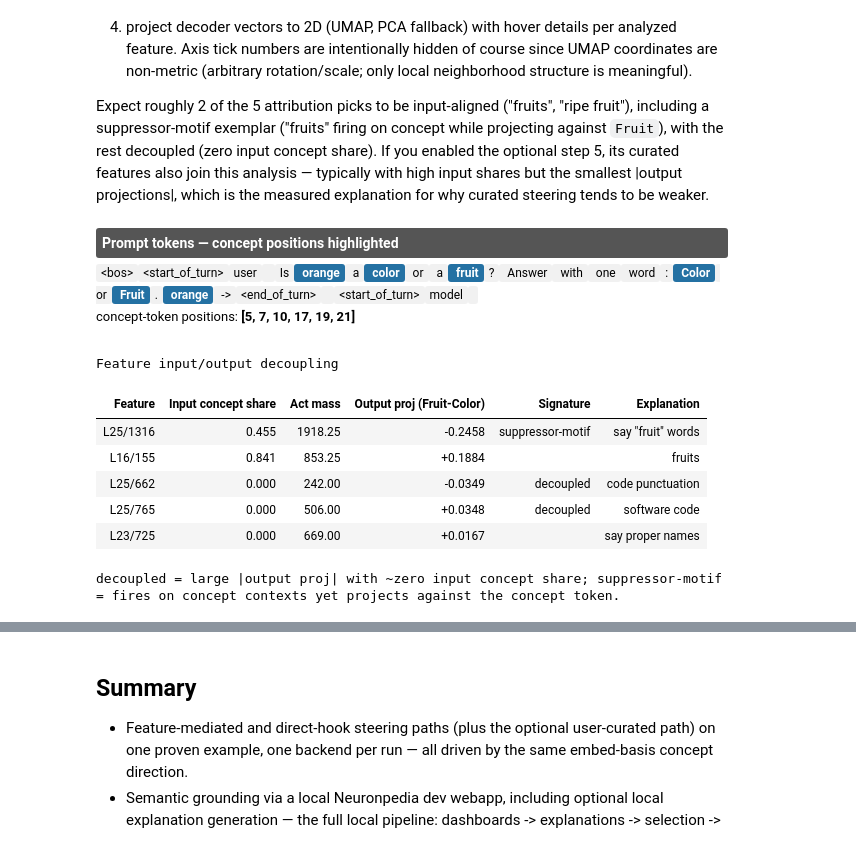
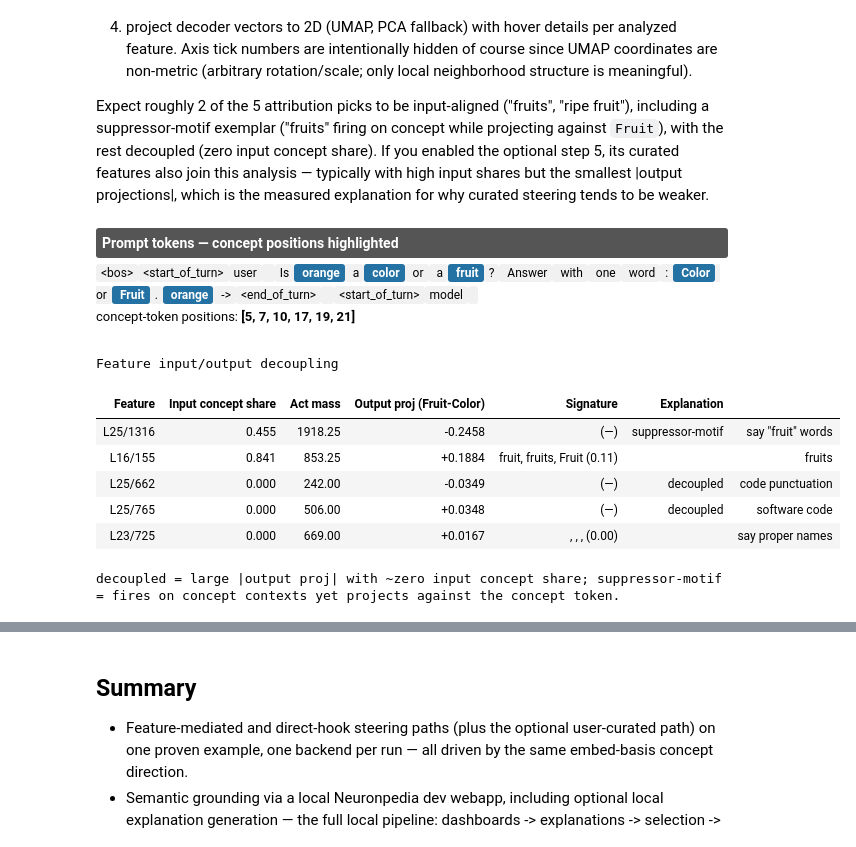
Before and after one commit to speediedan/interpretune, a Jupyter notebook: docs/notebook_artifacts/circuit_tracer_examples/ct_concept_steering_demo_local_np.ipynb, the cells around one changed output, grey strips where cells are left out. Cells and saved outputs as stored; diff of their text form; code cells hidden in the pictures.

```diff
--- a/docs/notebook_artifacts/circuit_tracer_examples/ct_concept_steering_demo_local_np.ipynb
+++ b/docs/notebook_artifacts/circuit_tracer_examples/ct_concept_steering_demo_local_np.ipynb
@@ -725,42 +907,69 @@ if "curated_explanations" in globals():
     all_explanations.update(curated_explanations)
 
 transcoder_set = getattr(module.replacement_model.transcoders, "_module", module.replacement_model.transcoders)
-profiles = feature_io_profiles(graph, analyzed_pairs, target_diff, transcoder_set, concept_positions)
+# J-space overlay (settled surface, #426): folded per-feature signatures from the public
+# lens artifacts, so the map colors by J-space disposition. Best-effort: without a resolved
+# lens the profiles carry no signatures and the map falls back to output projection.
+try:
+    from interpretune.analysis.optools import resolve_jlens_layer, resolve_unembed_and_norm_scale
+
+    _overlay_info = resolve_unembed_and_norm_scale(module)
+    _, _, _overlay_artifact = resolve_jlens_layer(
+        module, {}, {"jlens_model_id": MODEL_NAME, "jlens_layer": JLENS_LAYER}
+    )
+    _overlay_concept_ids = [int(target_a_id), int(target_b_id)]
+    _map_color = "jlens_concept_mass"
+except Exception as _overlay_err:
+    print(f"[overlay] J-space signatures unavailable: {_overlay_err}")
+    _overlay_artifact, _overlay_info, _overlay_concept_ids = None, None, []
+    _map_color = "output_projection"
+profiles = feature_io_profiles(
+    graph,
+    analyzed_pairs,
+    target_diff,
+    transcoder_set,
+    concept_positions,
+    jlens_artifact=_overlay_artifact,
+    unembed_info=_overlay_info,
+    tokenizer=tokenizer,
+    concept_token_ids=_overlay_concept_ids,
+)
 display_feature_decoupling_table(profiles, all_explanations, target_label=target_label)
 
 # decoder vectors for the interactive projection map (analyzed + random active-feature background)
 rng = np.random.default_rng(17)
 active_rows = graph.active_features.cpu()
 background_pool = sorted({(int(r[0]), int(r[2])) for r in active_rows} - set(analyzed_pairs))
 background_idx = rng.choice(len(background_pool), size=min(300, len(background_pool)), replace=False)
 background_pairs = [background_pool[i] for i in background_idx]
 
 
 def _decoder_rows(pairs):
     return torch.stack(
         [transcoder_set._get_decoder_vectors(lyr, torch.tensor([ft]))[0].detach().float().cpu() for lyr, ft in pairs]
     )
 
 
 plot_decoder_projection_map(
     profiles,
     _decoder_rows(analyzed_pairs),
     _decoder_rows(background_pairs),
     feature_explanations=all_explanations,
     target_label=target_label,
     title="Steering-feature decoder map",
+    color_by=_map_color,
 )
 # %% [output]
 Prompt tokens — concept positions highlighted
 <bos><start_of_turn>user Is orange a color or a fruit? Answer with one word: Color or Fruit. orange -><end_of_turn> <start_of_turn>model
 concept-token positions: [5, 7, 10, 17, 19, 21]
 Feature input/output decoupling
 | Feature | Input concept share | Act mass | Output proj (Fruit-Color) | Signature | Explanation |
-| L25/1316 | 0.455 | 1918.25 | -0.2458 | suppressor-motif | say "fruit" words |
-| L16/155 | 0.841 | 853.25 | +0.1884 |  | fruits |
-| L25/662 | 0.000 | 242.00 | -0.0349 | decoupled | code punctuation |
-| L25/765 | 0.000 | 506.00 | +0.0348 | decoupled | software code |
-| L23/725 | 0.000 | 669.00 | +0.0167 |  | say proper names |
+| L25/1316 | 0.455 | 1918.25 | -0.2458 | (—) | suppressor-motif | say "fruit" words |
+| L16/155 | 0.841 | 853.25 | +0.1884 | fruit, fruits, Fruit (0.11) |  | fruits |
+| L25/662 | 0.000 | 242.00 | -0.0349 | (—) | decoupled | code punctuation |
+| L25/765 | 0.000 | 506.00 | +0.0348 | (—) | decoupled | software code |
+| L23/725 | 0.000 | 669.00 | +0.0167 | , , , (0.00) |  | say proper names |
 decoupled = large |output proj| with ~zero input concept share; suppressor-motif = fires on concept contexts yet projects against the concept token.
 [interactive output not drawn]
 # %% [markdown]
```
Also changed, not shown: parts of 7 cells of this notebook, 1 other file.
